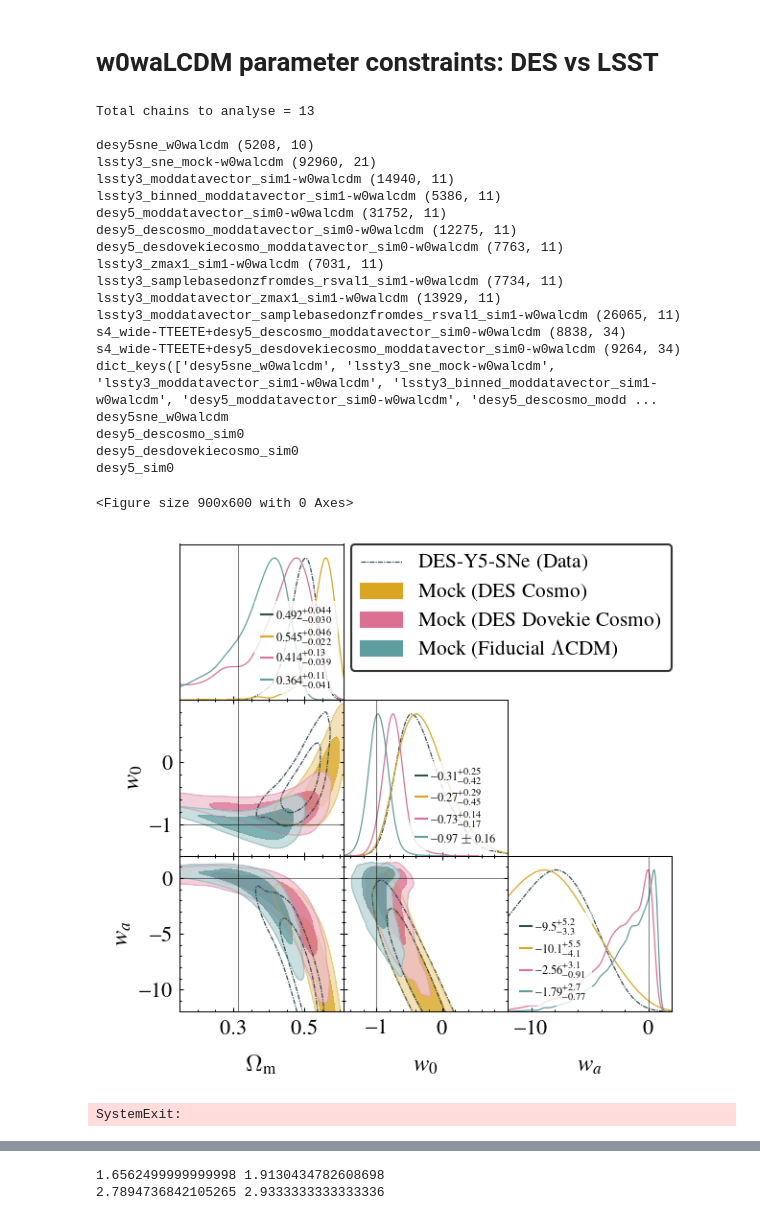
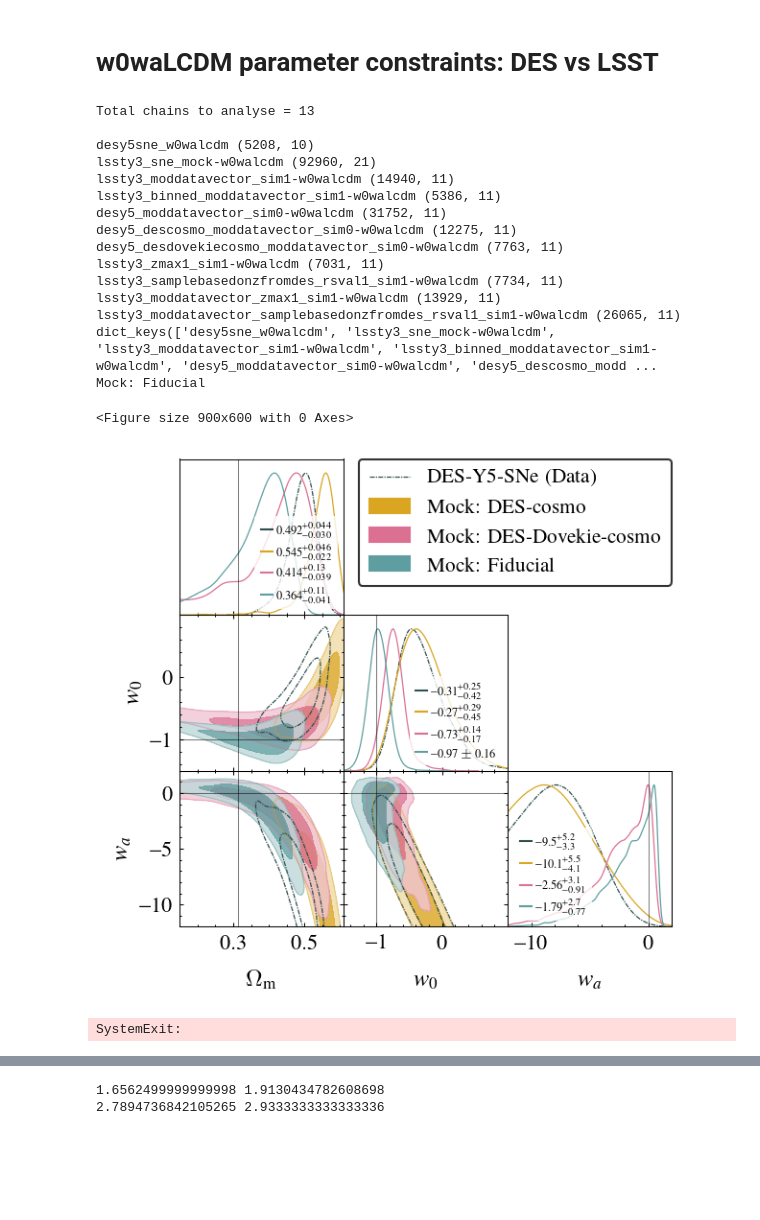
Before and after one commit to sriniraghunathan/CMB_BAO_SNe_likelihoods, a Jupyter notebook: analyse_chains_for_paper.ipynb, the cells around one changed output, grey strips where cells are left out. Saved outputs shown, nothing was run; the diff lists cells and outputs as text; code cells hidden in the pictures; blank space fills up the shorter version.

```diff
--- a/analyse_chains_for_paper.ipynb
+++ b/analyse_chains_for_paper.ipynb
@@ -583,6 +586,7 @@ for chainname in chains_to_plot:
     chain_label = misc_getdist.get_chain_label(chainname)
     chain_label = chain_label.replace('TTEETEPP', r'\texttt{TT/EE/TE/$\phi\phi$}')
     chain_label = chain_label.replace('+', ' + ')
+
     if (0):##chain_label == 'LSST-Y3-SNe':
         chain_label = '%s (Unbinned)' %(chain_label)
     if (1):
@@ -603,15 +607,22 @@ for chainname in chains_to_plot:
     """
 
     #labels_arr.append( '%s: FoM = %d' %(chain_label, fom) )
+    if plname == 'plots/%s_des_multiple_cosmo.pdf' %(which_cosmo): #different des cosmo labels
+        #modlabfordeslcdmmock = r'Mock (Fiducial $\Lambda{\rm CDM}$)'
+        #labels_arr[-1] = modlabfordeslcdmmock
+        if chainname.find('descosmo')>-1:
+            chain_label = r'Mock: DES-cosmo'
+        elif chainname.find('desdovekiecosmo')>-1:
+            chain_label = r'Mock: DES-Dovekie-cosmo'
+        elif chainname.find('desy5_moddatavector_sim0')>-1:
+            chain_label = r'Mock: Fiducial'
+            print(chain_label)
+
     labels_arr.append( '%s' %(chain_label) )
 
 if which_cosmo == 'lcdm':
     sys.exit()
 clf()
-
-if plname == 'plots/%s_des_multiple_cosmo.pdf' %(which_cosmo):
-    modlabfordeslcdmmock = r'Mock (Fiducial $\Lambda{\rm CDM}$)'
-    labels_arr[-1] = modlabfordeslcdmmock
 
 
 g = misc_getdist.make_getdist_plot('triangle',
@@ -655,40 +666,35 @@ def get_des_lsst_improvements(qualifier, low_err_dic, up_err_dic):
 #lsst
 low_err_dic = {'w': 0.061, 'wa': 0.43}
 up_err_dic = {'w': 0.072, 'wa': 1.2}
 get_des_lsst_improvements('lsst', low_err_dic, up_err_dic)
 
 #zmax cut
 ###low_err_dic = {'w': 0.13, 'wa': 1.4}; up_err_dic = {'w': 0.077, 'wa': 2.3}
 low_err_dic = {'w': 0.09, 'wa': 0.55}; up_err_dic = {'w': 0.078, 'wa': 1.6}
 get_des_lsst_improvements('zmaxcut', low_err_dic, up_err_dic)
 
 #DES-like
 ###low_err_dic = {'w': 0.23, 'wa': 2.2}; up_err_dic = {'w': 0.13, 'wa': 3.4}
 low_err_dic = {'w': 0.16, 'wa': 0.85}; up_err_dic = {'w': 0.16, 'wa': 2.8}
 get_des_lsst_improvements('deslike', low_err_dic, up_err_dic)
 # %% [output]
 Total chains to analyse = 13
 
 desy5sne_w0walcdm (5208, 10)
 lssty3_sne_mock-w0walcdm (92960, 21)
 lssty3_moddatavector_sim1-w0walcdm (14940, 11)
 lssty3_binned_moddatavector_sim1-w0walcdm (5386, 11)
 desy5_moddatavector_sim0-w0walcdm (31752, 11)
 desy5_descosmo_moddatavector_sim0-w0walcdm (12275, 11)
 desy5_desdovekiecosmo_moddatavector_sim0-w0walcdm (7763, 11)
 lssty3_zmax1_sim1-w0walcdm (7031, 11)
 lssty3_samplebasedonzfromdes_rsval1_sim1-w0walcdm (7734, 11)
 lssty3_moddatavector_zmax1_sim1-w0walcdm (13929, 11)
 lssty3_moddatavector_samplebasedonzfromdes_rsval1_sim1-w0walcdm (26065, 11)
-s4_wide-TTEETE+desy5_descosmo_moddatavector_sim0-w0walcdm (8838, 34)
-s4_wide-TTEETE+desy5_desdovekiecosmo_moddatavector_sim0-w0walcdm (9264, 34)
 dict_keys(['desy5sne_w0walcdm', 'lssty3_sne_mock-w0walcdm', 'lssty3_moddatavector_sim1-w0walcdm', 'lssty3_binned_moddatavector_sim1-w0walcdm', 'desy5_moddatavector_sim0-w0walcdm', 'desy5_descosmo_modd ...
-desy5sne_w0walcdm
-desy5_descosmo_sim0
-desy5_desdovekiecosmo_sim0
-desy5_sim0
+Mock: Fiducial
 <Figure size 900x600 with 0 Axes>
-[figure, old version]
+[figure, new version]
 SystemExit:
 # %%
 which_cosmo = 'w0walcdm'
```
Also changed, not shown: parts of 4 cells of this notebook, 4 other files.
